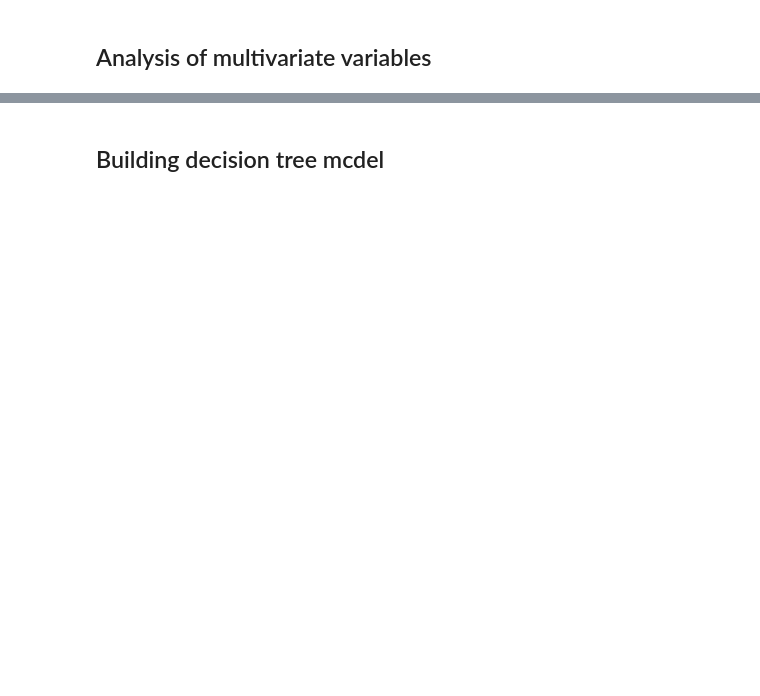
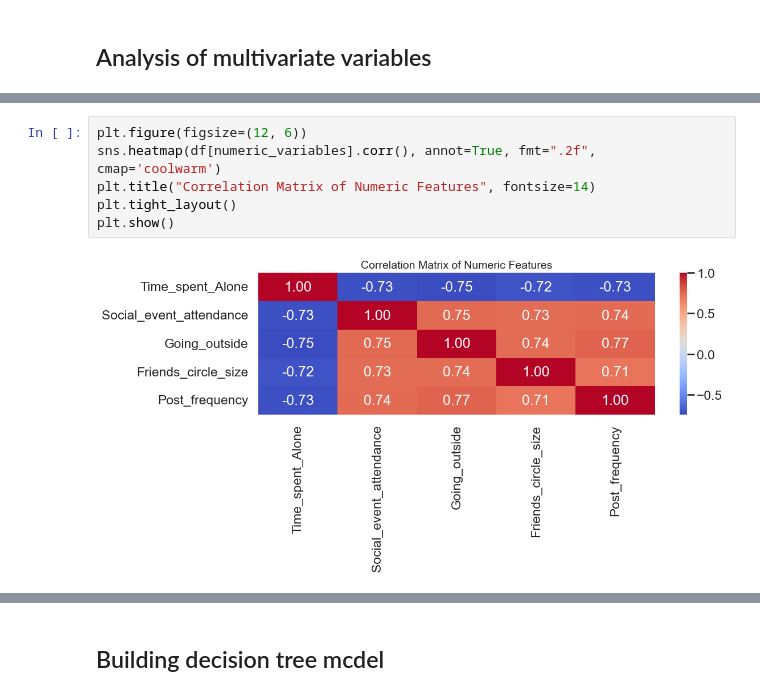
Before and after one commit to NWinocur/flask-render-self, a Jupyter notebook: src/explore.ipynb, the cells around one changed output, grey strips where cells are left out. Saved outputs shown, nothing was run; the diff lists cells and outputs as text; blank space fills up the shorter version.

```diff
--- a/src/explore.ipynb
+++ b/src/explore.ipynb
@@ -144,0 +152,8 @@ plt.show()
+# %%
+plt.figure(figsize=(12, 6))
+sns.heatmap(df[numeric_variables].corr(), annot=True, fmt=".2f", cmap='coolwarm')
+plt.title("Correlation Matrix of Numeric Features", fontsize=14)
+plt.tight_layout()
+plt.show()
+# %% [output]
+[figure, added]
```
Also changed, not shown: parts of 24 cells of this notebook.
